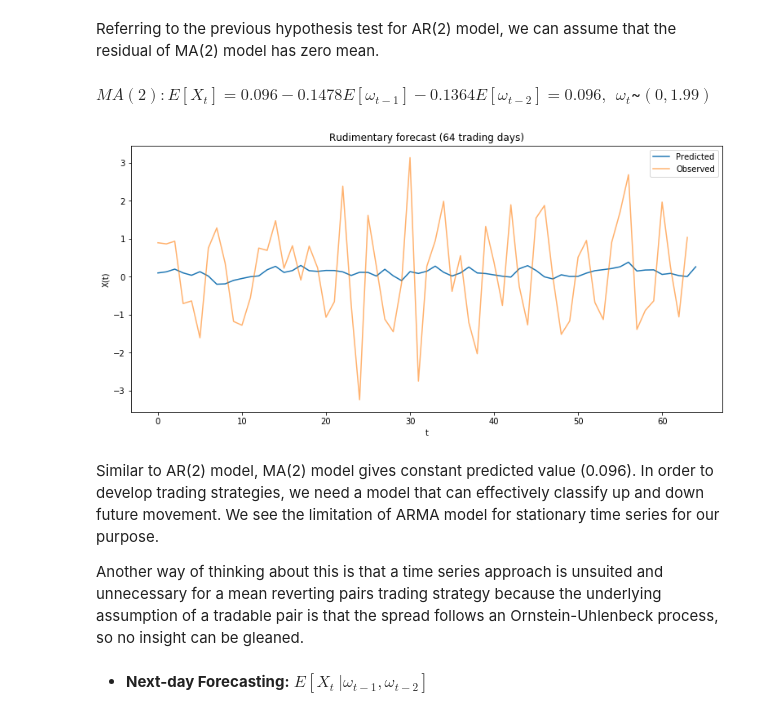
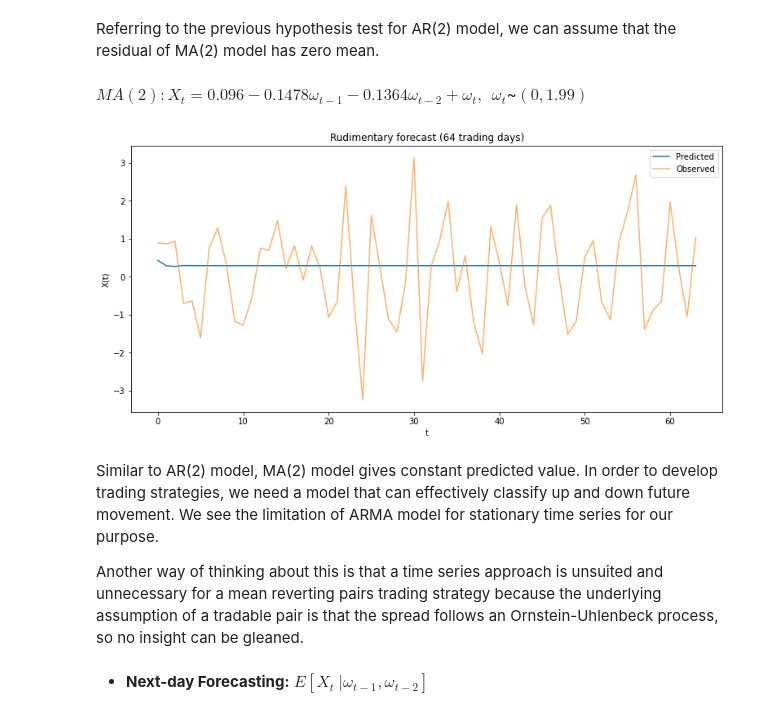
Before and after one commit to stevenkxu/TimeSeriesProject, a Jupyter notebook: 6351_Final_Project.ipynb, the cells around one changed output. Drawn from its saved outputs; the diff is of its cells as text; code cells hidden in the pictures.

Commit message:
updated by Albert # Please enter the commit message for your changes. Lines starting

```diff
--- a/6351_Final_Project.ipynb
+++ b/6351_Final_Project.ipynb
@@ -729,15 +712,24 @@ Var[Residual] = 1.993277272158909
 # %% [markdown]
 Referring to the previous hypothesis test for AR(2) model, we can assume that the residual of MA(2) model has zero mean.
 # %% [markdown]
-$MA(2) : E[X_t]=0.096-0.1478 E[\omega_{t-1}]-0.1364 E[\omega_{t-2}] = 0.096,~~\omega_t$~$(0, 1.99)$
+$MA(2) : X_t=0.096-0.1478 \omega_{t-1}-0.1364 \omega_{t-2} + \omega_{t},~~\omega_t$~$(0, 1.99)$
-# %%
-test3 = np.ones_like(test) * 0.096
-test3_5 = result3.predict(start = 0, end = 64)
-plot_prediction("Rudimentary forecast (64 trading days)", test3_5.values, x_test.values)
-# %% [output]
-[figure, removed]
+# %%
+def predict_our_model2(dataseries, no_pred = 1):
+    X_t1 = dataseries[-1]
+    X_t2 = dataseries[-2]
+    output = []
+    for i in range(no_pred):
+        X_t = 0.096 - 0.1478*(X_t1-0.96) -0.1364*(X_t2-0.96)
+        output.append(X_t)
+        X_t2, X_t1 = X_t1, X_t
+    return output
+
+test3 = predict_our_model2(pf, 64 )
+plot_prediction("Rudimentary forecast (64 trading days)", test3, x_test.values)
+# %% [output]
+[figure, added]
 # %% [markdown]
-Similar to AR(2) model, MA(2) model gives constant predicted value (0.096). In order to develop trading strategies, we need a model that can effectively classify up and down future movement. We see the limitation of ARMA model for stationary time series for our purpose.
+Similar to AR(2) model, MA(2) model gives constant predicted value. In order to develop trading strategies, we need a model that can effectively classify up and down future movement. We see the limitation of ARMA model for stationary time series for our purpose.
 
 
 Another way of thinking about this is that a time series approach is unsuited and unnecessary for a mean reverting pairs trading strategy because the underlying assumption of a tradable pair is that the spread follows an Ornstein-Uhlenbeck process, so no insight can be gleaned.
```
Also changed, not shown: parts of 23 cells of this notebook.
